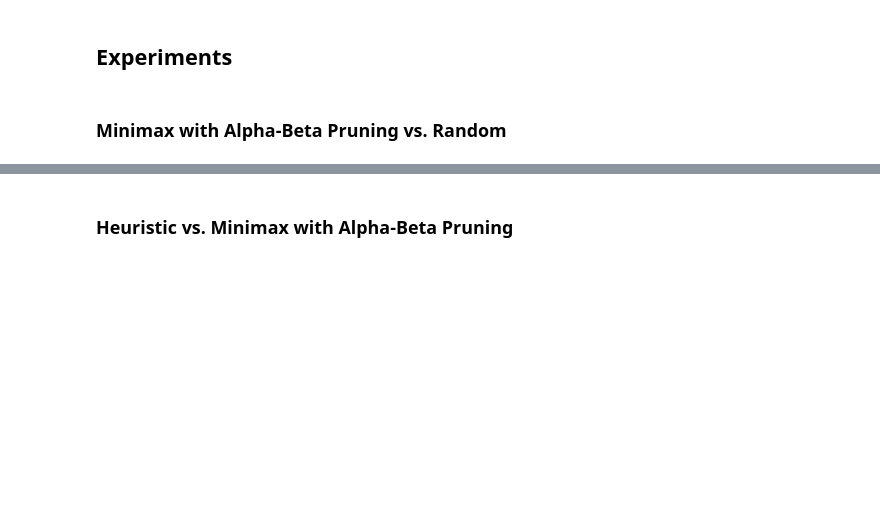
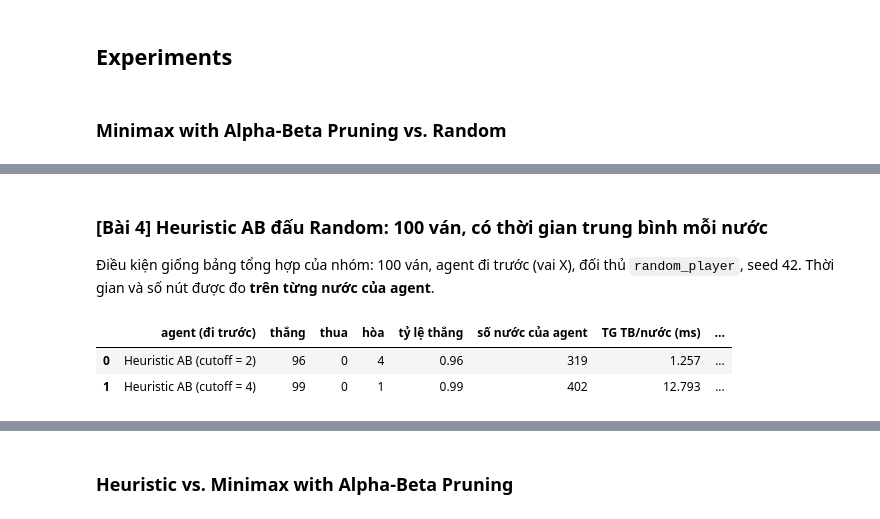
Before and after one commit to 10tothepowerof6/AdvancedAI-Repo, a Jupyter notebook: lab05_game_HuynhTanPhiHung_3124720026_DoXuanTrieu_3124720072_LeTanPhat_3124720050_LeNgocPhuc_3124720053/lab05 - game/tictactoe_heuristic_alpha_beta_tree_search.ipynb, the cells around one changed output, grey strips where cells are left out. Drawn from its saved outputs; the diff is of its cells as text; code cells hidden in the pictures; blank space fills up the shorter version.

```diff
--- a/lab05_game_HuynhTanPhiHung_3124720026_DoXuanTrieu_3124720072_LeTanPhat_3124720050_LeNgocPhuc_3124720053/lab05 - game/tictactoe_heuristic_alpha_beta_tree_search.ipynb
+++ b/lab05_game_HuynhTanPhiHung_3124720026_DoXuanTrieu_3124720072_LeTanPhat_3124720050_LeNgocPhuc_3124720053/lab05 - game/tictactoe_heuristic_alpha_beta_tree_search.ipynb
@@ -182,3 +194,25 @@ def min_value_ab(state, player, alpha, beta, depth, cutoff):
         if v <= alpha: return v, move
 
     return v, move
+# %%
+# [Bài 4] Công cụ đo: chạy một lần tìm kiếm, ghi nước đi, giá trị, số nút và thời gian.
+import time
+import pandas as pd
+
+def run_case(board, cutoff, player='x'):
+    """Gọi alpha_beta_search (không in), trả số nút COUNT và thời gian (ms)."""
+    global DEBUG
+    old_debug, DEBUG = DEBUG, 0
+    start = time.perf_counter()
+    found = alpha_beta_search(board, cutoff, player)
+    elapsed_ms = (time.perf_counter() - start) * 1000
+    DEBUG = old_debug
+    return {'move': found['move'], 'value': found['value'], 'nodes': COUNT, 'ms': elapsed_ms}
+
+def exact_move_value(board, player, move):
+    """Giá trị minimax chính xác (tìm tới trạng thái kết thúc) của nước `move`, theo góc nhìn `player`."""
+    global DEBUG
+    old_debug, DEBUG = DEBUG, 0
+    value, _ = min_value_ab(result(board, player, move), player, -math.inf, math.inf, 1, None)
+    DEBUG = old_debug
+    return value
@@ -414,0 +582,32 @@ Wall time: 3.29 s
+# %% [markdown]
+### [Bài 4] Heuristic AB đấu Random: 100 ván, có thời gian trung bình mỗi nước
+
+Điều kiện giống bảng tổng hợp của nhóm: 100 ván, agent đi trước (vai X), đối thủ `random_player`, seed 42.
+Thời gian và số nút được đo **trên từng nước của agent**.
+# %%
+def measured(agent, times, nodes):
+    """Bọc agent để ghi thời gian và số nút của từng nước đi."""
+    def wrapped(board, player='x'):
+        start = time.perf_counter()
+        move = agent(board, player)
+        times.append(time.perf_counter() - start)
+        nodes.append(COUNT)
+        return move
+    return wrapped
+
+DEBUG = 0
+rows = []
+for name, agent in [('Heuristic AB (cutoff = 2)', heuristic2_player), ('Heuristic AB (cutoff = 4)', heuristic4_player)]:
+    np.random.seed(42)
+    times, nodes = [], []
+    res = play(measured(agent, times, nodes), random_player, N=100)
+    rows.append({'agent (đi trước)': name, 'thắng': res['x'], 'thua': res['o'], 'hòa': res['d'],
+                 'tỷ lệ thắng': res['x'] / 100, 'số nước của agent': len(times),
+                 'TG TB/nước (ms)': round(1000 * float(np.mean(times)), 3),
+                 'số nút TB/nước': round(float(np.mean(nodes)), 1)})
+vs_random = pd.DataFrame(rows)
+vs_random
+# %% [output]
+|  | agent (đi trước) | thắng | thua | hòa | tỷ lệ thắng | số nước của agent | TG TB/nước (ms) | ... |
+| 0 | Heuristic AB (cutoff = 2) | 96 | 0 | 4 | 0.96 | 319 | 1.257 | ... |
+| 1 | Heuristic AB (cutoff = 4) | 99 | 0 | 1 | 0.99 | 402 | 12.793 | ... |
```
Also changed, not shown: parts of 32 cells of this notebook.
